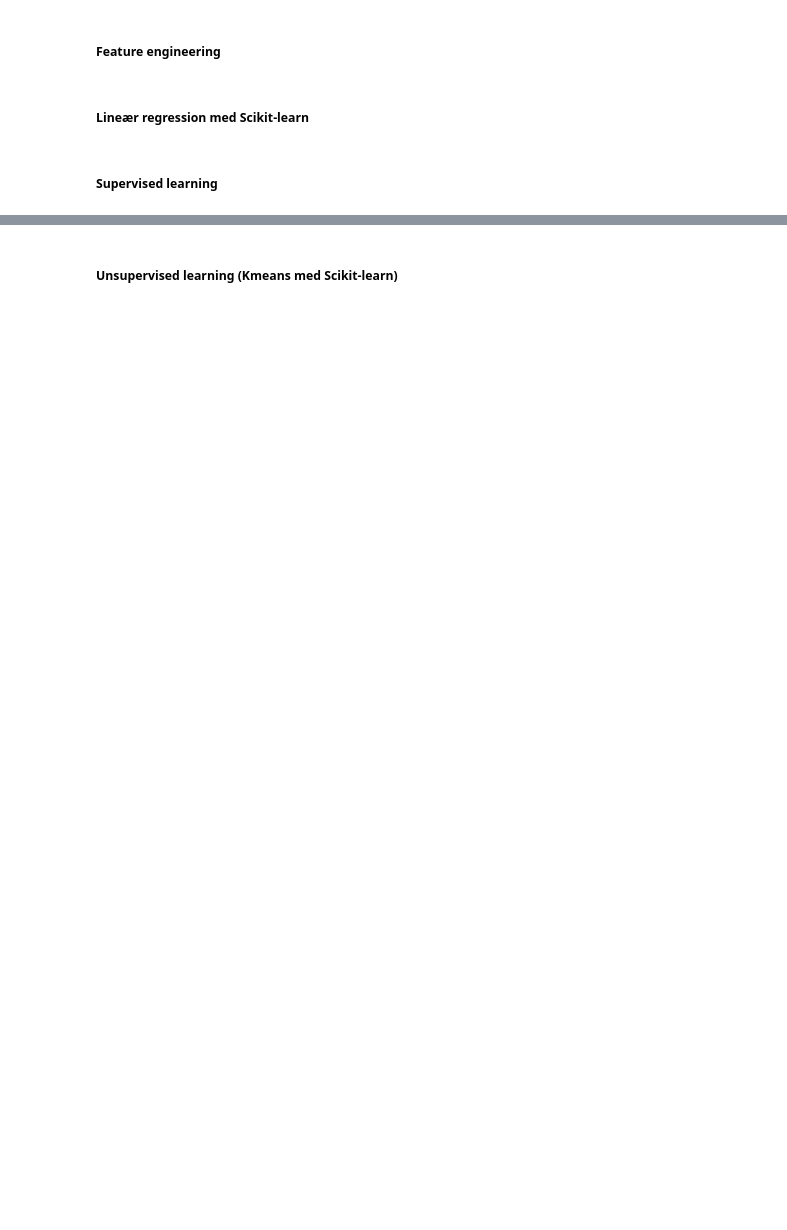
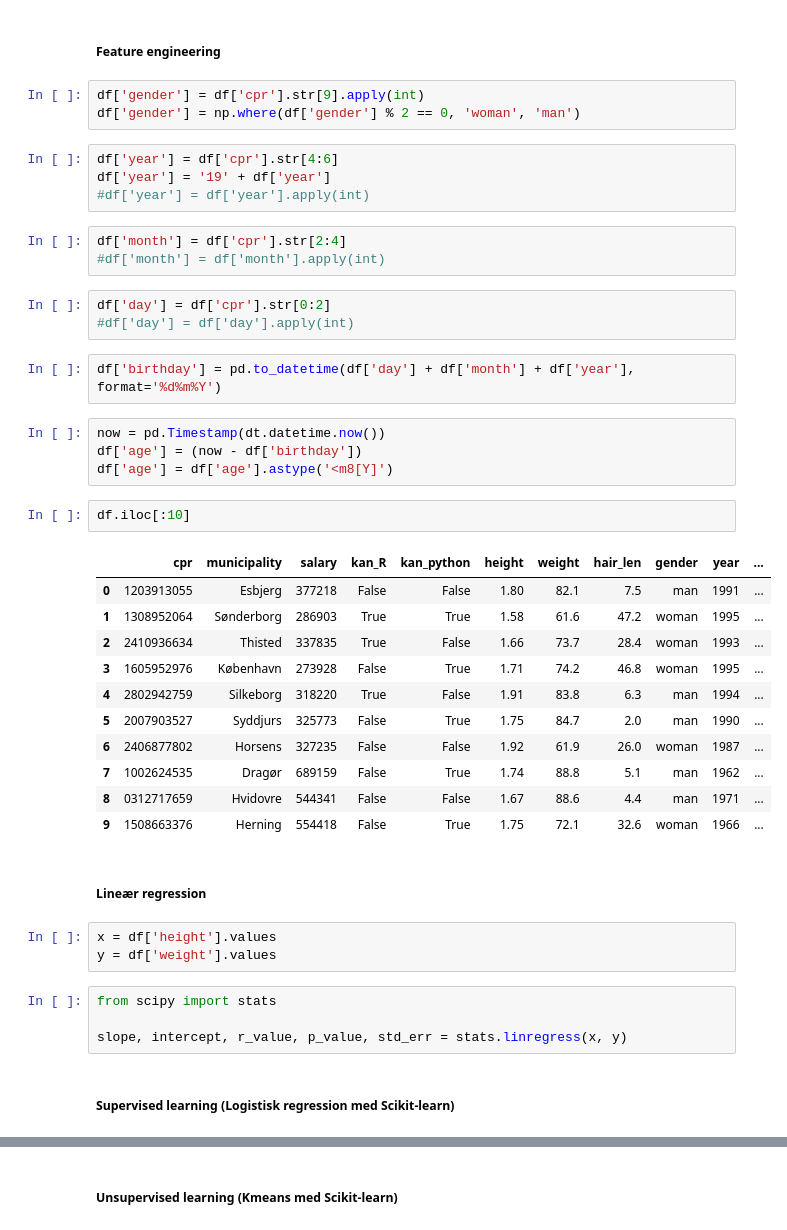
Before and after one commit to jessalfredsen/kom_godt_igang_med_python, a Jupyter notebook: main.ipynb, the cells around one changed output, grey strips where cells are left out. Saved outputs shown, nothing was run; the diff lists cells and outputs as text; blank space fills up the shorter version.

```diff
--- a/main.ipynb
+++ b/main.ipynb
@@ -264,6 +508,46 @@ import numpy as np
 # %% [markdown]
 ##### Feature engineering
+# %%
+df['gender'] = df['cpr'].str[9].apply(int)
+df['gender'] = np.where(df['gender'] % 2 == 0, 'woman', 'man')
+# %%
+df['year'] = df['cpr'].str[4:6]
+df['year'] = '19' + df['year']
+#df['year'] = df['year'].apply(int)
+# %%
+df['month'] = df['cpr'].str[2:4]
+#df['month'] = df['month'].apply(int)
+# %%
+df['day'] = df['cpr'].str[0:2]
+#df['day'] = df['day'].apply(int)
+# %%
+df['birthday'] = pd.to_datetime(df['day'] + df['month'] + df['year'], format='%d%m%Y')
+# %%
+now = pd.Timestamp(dt.datetime.now())
+df['age'] = (now - df['birthday'])
+df['age'] = df['age'].astype('<m8[Y]')
+# %%
+df.iloc[:10]
+# %% [output]
+|  | cpr | municipality | salary | kan_R | kan_python | height | weight | hair_len | gender | year | ... |
+| 0 | 1203913055 | Esbjerg | 377218 | False | False | 1.80 | 82.1 | 7.5 | man | 1991 | ... |
+| 1 | 1308952064 | Sønderborg | 286903 | True | True | 1.58 | 61.6 | 47.2 | woman | 1995 | ... |
+| 2 | 2410936634 | Thisted | 337835 | True | False | 1.66 | 73.7 | 28.4 | woman | 1993 | ... |
+| 3 | 1605952976 | København | 273928 | False | True | 1.71 | 74.2 | 46.8 | woman | 1995 | ... |
+| 4 | 2802942759 | Silkeborg | 318220 | True | False | 1.91 | 83.8 | 6.3 | man | 1994 | ... |
+| 5 | 2007903527 | Syddjurs | 325773 | False | True | 1.75 | 84.7 | 2.0 | man | 1990 | ... |
+| 6 | 2406877802 | Horsens | 327235 | False | False | 1.92 | 61.9 | 26.0 | woman | 1987 | ... |
+| 7 | 1002624535 | Dragør | 689159 | False | True | 1.74 | 88.8 | 5.1 | man | 1962 | ... |
+| 8 | 0312717659 | Hvidovre | 544341 | False | False | 1.67 | 88.6 | 4.4 | man | 1971 | ... |
+| 9 | 1508663376 | Herning | 554418 | False | True | 1.75 | 72.1 | 32.6 | woman | 1966 | ... |
+# %% [markdown]
+##### Lineær regression
+# %%
+x = df['height'].values
+y = df['weight'].values
+# %%
+from scipy import stats
+
+slope, intercept, r_value, p_value, std_err = stats.linregress(x, y)
 # %% [markdown]
-##### Lineær regression med Scikit-learn
+##### Supervised learning (Logistisk regression med Scikit-learn)
-# %% [markdown]
-##### Supervised learning
```
Also changed, not shown: parts of 54 cells of this notebook, 5 other files.
